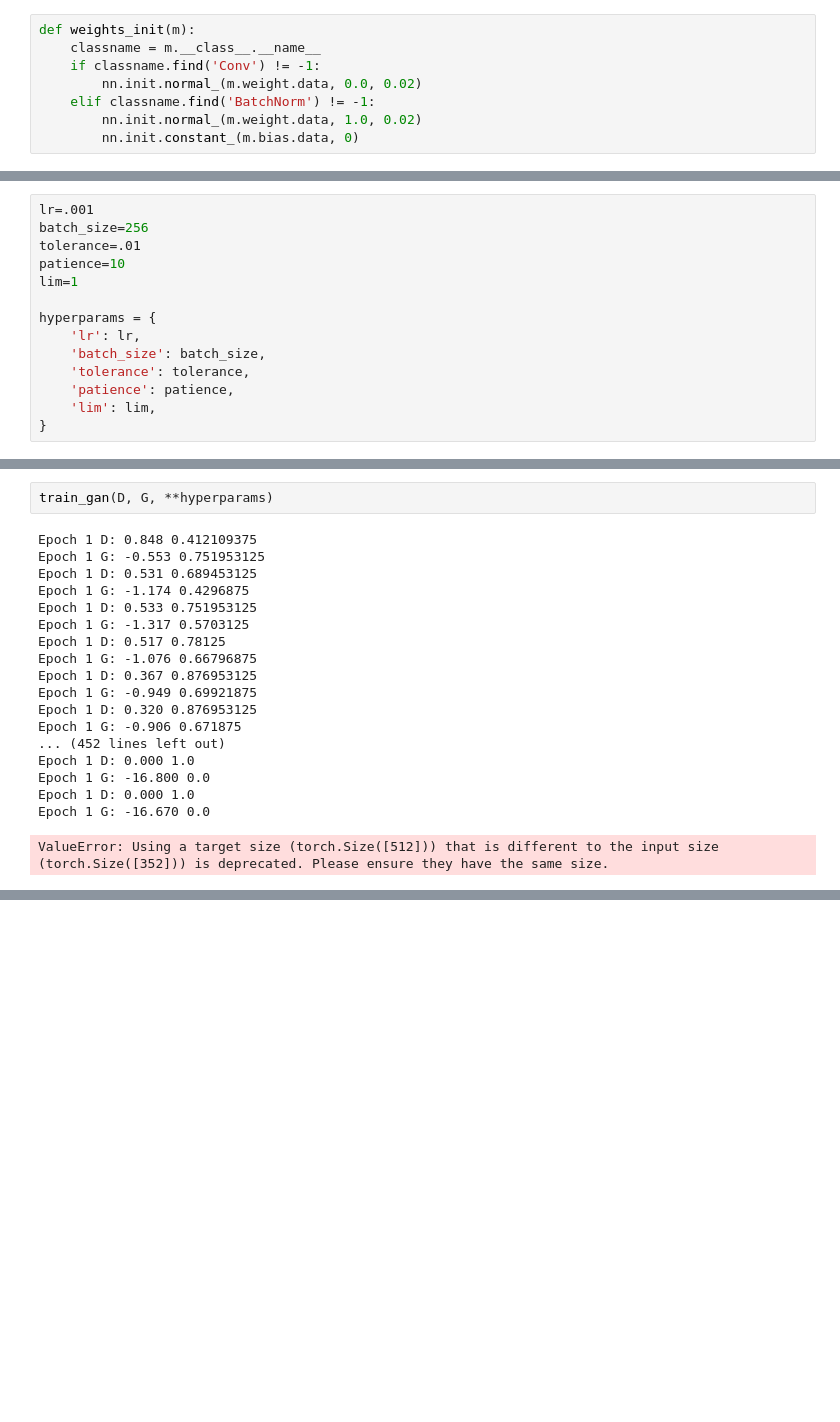
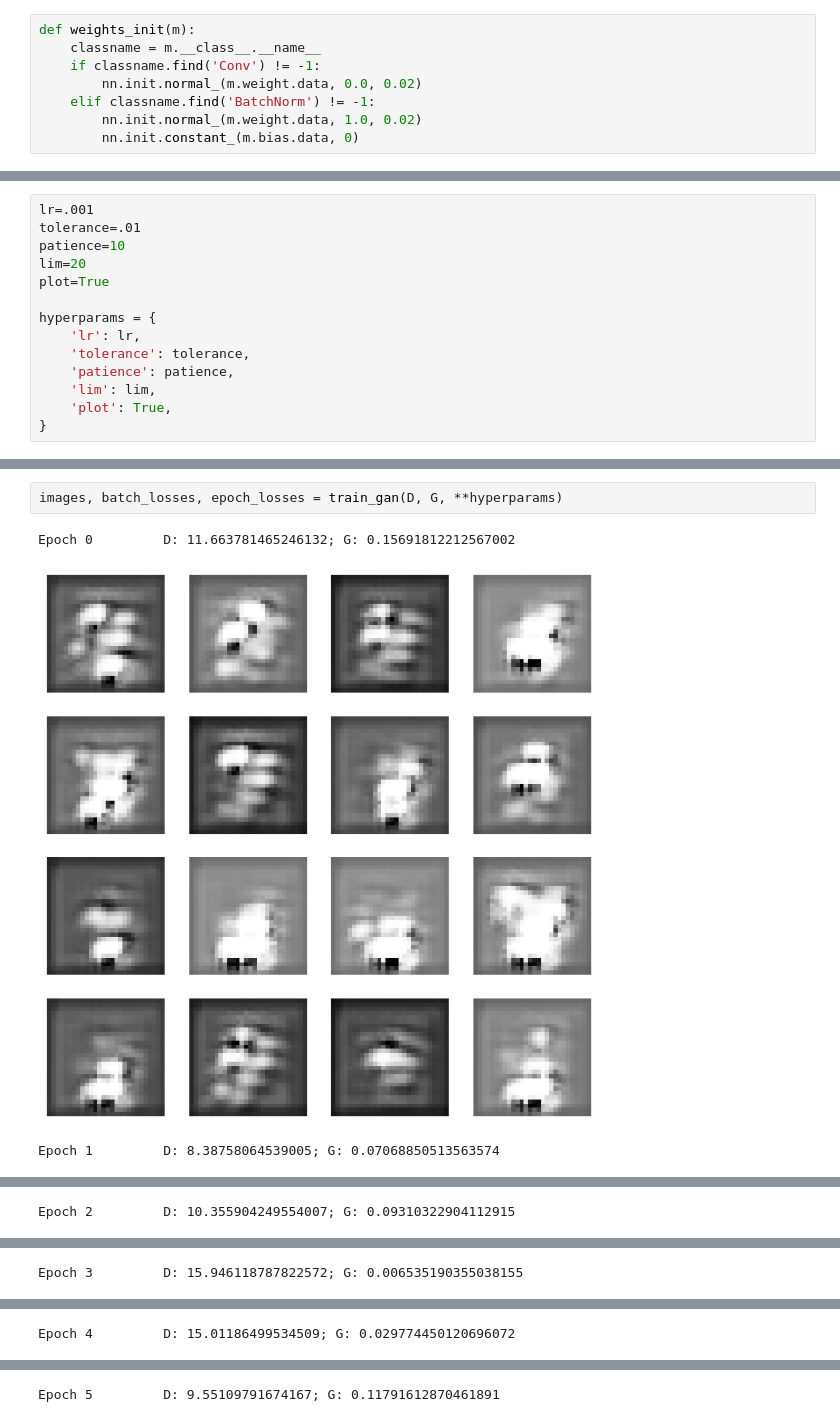
Before and after one commit to kchen50/image-generation, a Jupyter notebook: gan.ipynb, the cells around one changed output, grey strips where cells are left out. Drawn from its saved outputs; the diff is of its cells as text; blank space fills up the shorter version.

```diff
--- a/gan.ipynb
+++ b/gan.ipynb
@@ -208,16 +206,16 @@ def train_gan(D, G, lr, batch_size, tolerance, patience, lim):
 # %%
 lr=.001
-batch_size=256
 tolerance=.01
 patience=10
-lim=1
+lim=20
+plot=True
 
 hyperparams = {
     'lr': lr,
-    'batch_size': batch_size,
     'tolerance': tolerance,
     'patience': patience,
     'lim': lim,
+    'plot': True,
 }
 # %%
 # Create models
@@ -248,21 +253,6 @@ Discriminator(
 # %%
-train_gan(D, G, **hyperparams)
+images, batch_losses, epoch_losses = train_gan(D, G, **hyperparams)
 # %% [output]
-Epoch 1 D: 0.848 0.412109375
-Epoch 1 G: -0.553 0.751953125
-Epoch 1 D: 0.531 0.689453125
-Epoch 1 G: -1.174 0.4296875
-Epoch 1 D: 0.533 0.751953125
-Epoch 1 G: -1.317 0.5703125
-Epoch 1 D: 0.517 0.78125
-Epoch 1 G: -1.076 0.66796875
-Epoch 1 D: 0.367 0.876953125
-Epoch 1 G: -0.949 0.69921875
-Epoch 1 D: 0.320 0.876953125
-Epoch 1 G: -0.906 0.671875
-... (452 lines left out)
-Epoch 1 D: 0.000 1.0
-Epoch 1 G: -16.800 0.0
-Epoch 1 D: 0.000 1.0
-Epoch 1 G: -16.670 0.0
+Epoch 0         D: 11.663781465246132; G: 0.15691812212567002
+[figure, added]
-ValueError: Using a target size (torch.Size([512])) that is different to the input size (torch.Size([352])) is deprecated. Please ensure they have the same size.
+Epoch 1         D: 8.38758064539005; G: 0.07068850513563574
@@ -268,0 +260 @@ ValueError: Using a target size (torch.Size([512])) that is different to the inp
+Epoch 2         D: 10.355904249554007; G: 0.09310322904112915
@@ -268,0 +262 @@ ValueError: Using a target size (torch.Size([512])) that is different to the inp
+Epoch 3         D: 15.946118787822572; G: 0.006535190355038155
@@ -268,0 +264 @@ ValueError: Using a target size (torch.Size([512])) that is different to the inp
+Epoch 4         D: 15.01186499534509; G: 0.029774450120696072
@@ -268,0 +266 @@ ValueError: Using a target size (torch.Size([512])) that is different to the inp
+Epoch 5         D: 9.55109791674167; G: 0.11791612870461891
```
Also changed, not shown: parts of 27 cells of this notebook, 1 other file.
